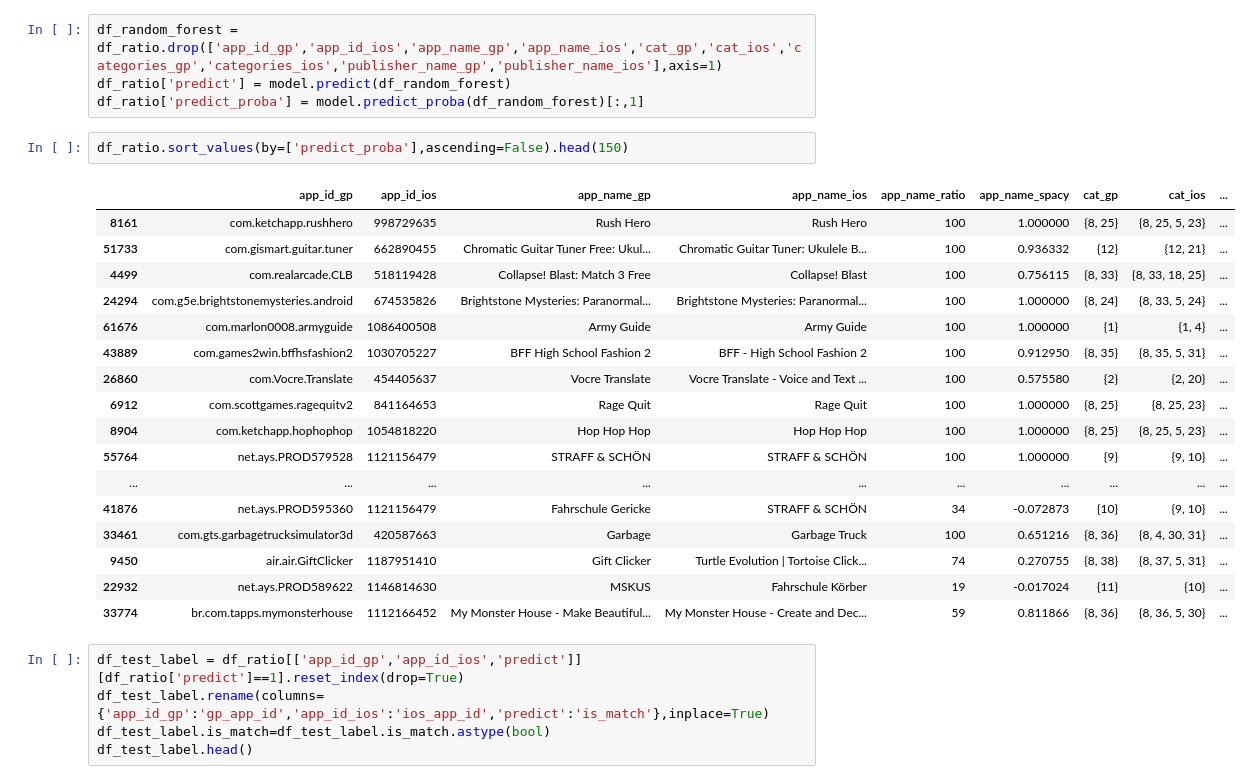
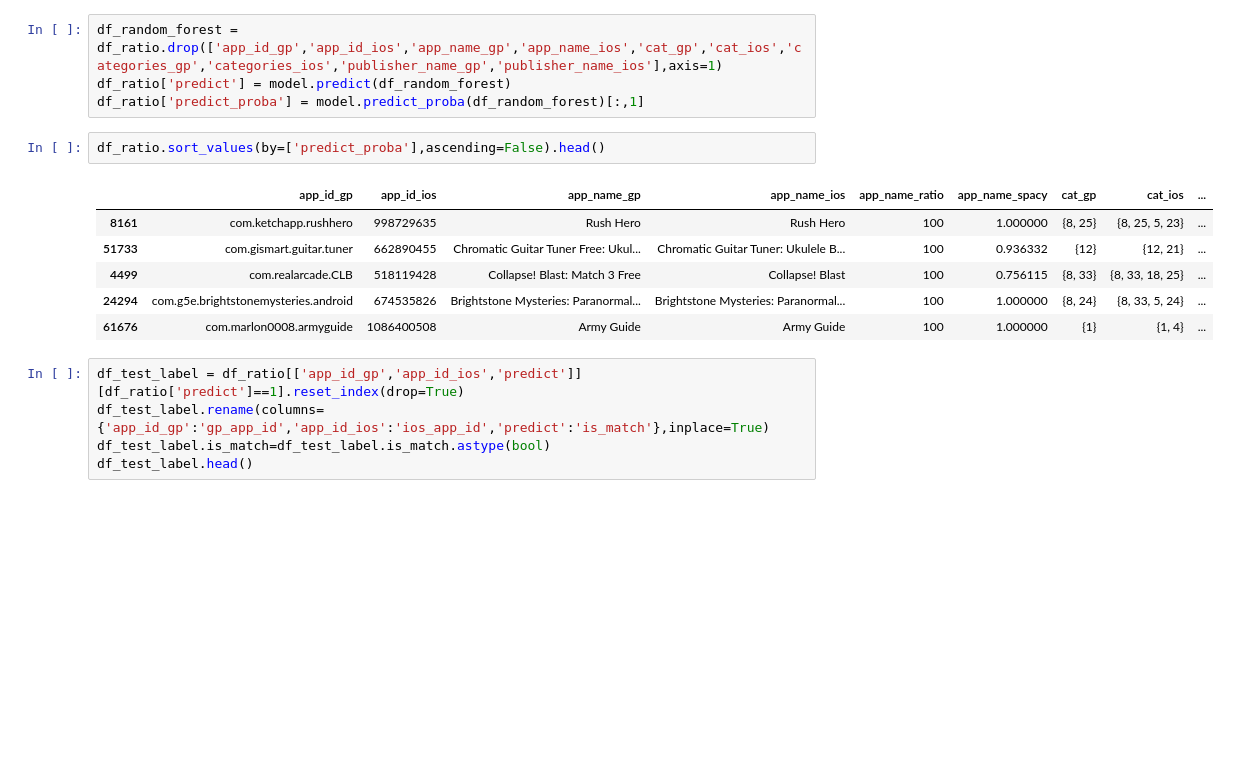
Before and after one commit to miliar/app-name-matching, a Jupyter notebook: main.ipynb, the cells around one changed output. Drawn from its saved outputs; the diff is of its cells as text; blank space fills up the shorter version.

```diff
--- a/main.ipynb
+++ b/main.ipynb
@@ -394,25 +377,14 @@ df_random_forest = df_ratio.drop(['app_id_gp','app_id_ios','app_name_gp','app_na
 df_ratio['predict'] = model.predict(df_random_forest)
 df_ratio['predict_proba'] = model.predict_proba(df_random_forest)[:,1]
 # %%
-df_ratio.sort_values(by=['predict_proba'],ascending=False).head(150)
+df_ratio.sort_values(by=['predict_proba'],ascending=False).head()
 # %% [output]
 |  | app_id_gp | app_id_ios | app_name_gp | app_name_ios | app_name_ratio | app_name_spacy | cat_gp | cat_ios | ... |
 | 8161 | com.ketchapp.rushhero | 998729635 | Rush Hero | Rush Hero | 100 | 1.000000 | {8, 25} | {8, 25, 5, 23} | ... |
 | 51733 | com.gismart.guitar.tuner | 662890455 | Chromatic Guitar Tuner Free: Ukul... | Chromatic Guitar Tuner: Ukulele B... | 100 | 0.936332 | {12} | {12, 21} | ... |
 | 4499 | com.realarcade.CLB | 518119428 | Collapse! Blast: Match 3 Free | Collapse! Blast | 100 | 0.756115 | {8, 33} | {8, 33, 18, 25} | ... |
 | 24294 | com.g5e.brightstonemysteries.android | 674535826 | Brightstone Mysteries: Paranormal... | Brightstone Mysteries: Paranormal... | 100 | 1.000000 | {8, 24} | {8, 33, 5, 24} | ... |
 | 61676 | com.marlon0008.armyguide | 1086400508 | Army Guide | Army Guide | 100 | 1.000000 | {1} | {1, 4} | ... |
-| 43889 | com.games2win.bffhsfashion2 | 1030705227 | BFF High School Fashion 2 | BFF - High School Fashion 2 | 100 | 0.912950 | {8, 35} | {8, 35, 5, 31} | ... |
-| 26860 | com.Vocre.Translate | 454405637 | Vocre Translate | Vocre Translate - Voice and Text ... | 100 | 0.575580 | {2} | {2, 20} | ... |
-| 6912 | com.scottgames.ragequitv2 | 841164653 | Rage Quit | Rage Quit | 100 | 1.000000 | {8, 25} | {8, 25, 23} | ... |
-| 8904 | com.ketchapp.hophophop | 1054818220 | Hop Hop Hop | Hop Hop Hop | 100 | 1.000000 | {8, 25} | {8, 25, 5, 23} | ... |
-| 55764 | net.ays.PROD579528 | 1121156479 | STRAFF & SCHÖN | STRAFF & SCHÖN | 100 | 1.000000 | {9} | {9, 10} | ... |
-| ... | ... | ... | ... | ... | ... | ... | ... | ... | ... |
-| 41876 | net.ays.PROD595360 | 1121156479 | Fahrschule Gericke | STRAFF & SCHÖN | 34 | -0.072873 | {10} | {9, 10} | ... |
-| 33461 | com.gts.garbagetrucksimulator3d | 420587663 | Garbage | Garbage Truck | 100 | 0.651216 | {8, 36} | {8, 4, 30, 31} | ... |
-| 9450 | air.air.GiftClicker | 1187951410 | Gift Clicker | Turtle Evolution | Tortoise Click... | 74 | 0.270755 | {8, 38} | {8, 37, 5, 31} | ... |
-| 22932 | net.ays.PROD589622 | 1146814630 | MSKUS | Fahrschule Körber | 19 | -0.017024 | {11} | {10} | ... |
-| 33774 | br.com.tapps.mymonsterhouse | 1112166452 | My Monster House - Make Beautiful... | My Monster House - Create and Dec... | 59 | 0.811866 | {8, 36} | {8, 36, 5, 30} | ... |
 # %%
 df_test_label = df_ratio[['app_id_gp','app_id_ios','predict']][df_ratio['predict']==1].reset_index(drop=True)
 df_test_label.rename(columns={'app_id_gp':'gp_app_id','app_id_ios':'ios_app_id','predict':'is_match'},inplace=True)
```
Also changed, not shown: parts of 4 cells of this notebook.
